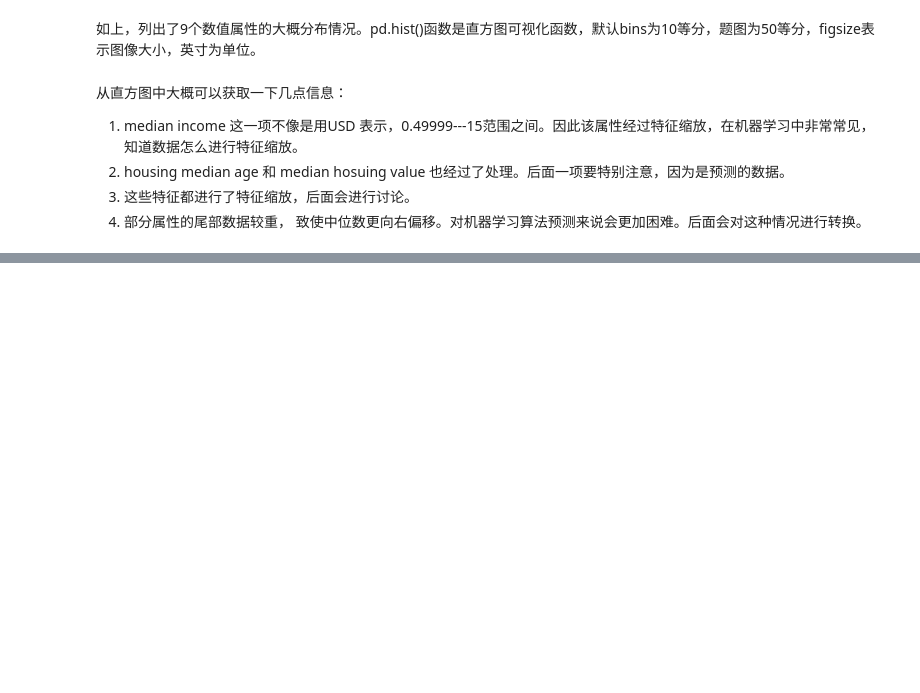
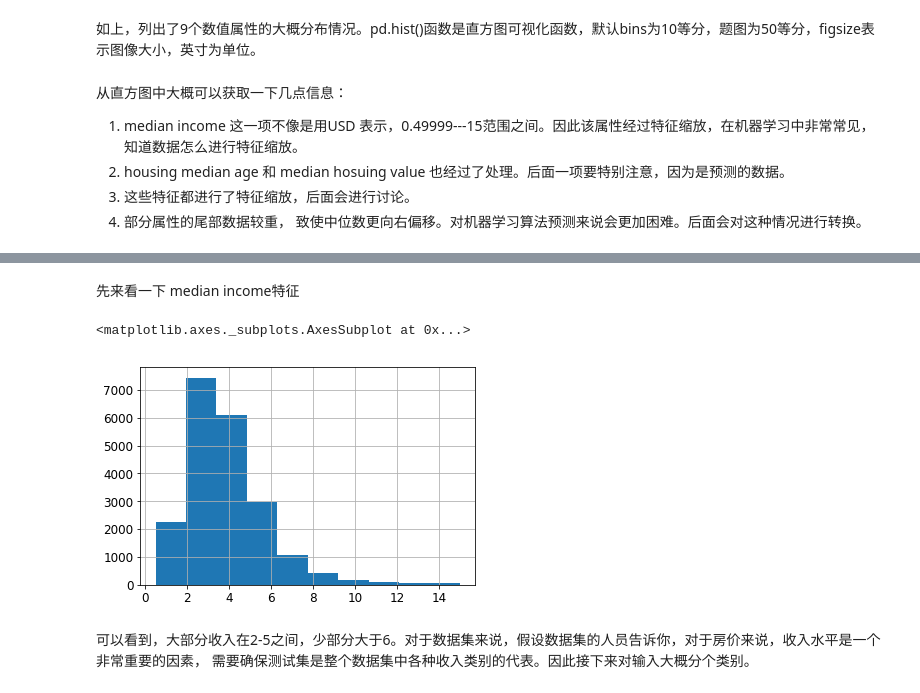
Before and after one commit to yunshuipiao/hands-on-ml-with-sklearn-tf-python3, a Jupyter notebook: 02_blog.ipynb, the cells around one changed output, grey strips where cells are left out. Cells and saved outputs as stored; diff of their text form; code cells hidden in the pictures; blank space fills up the shorter version.

```diff
--- a/02_blog.ipynb
+++ b/02_blog.ipynb
@@ -170,0 +204,10 @@ plt.show()
+# %% [markdown]
+先来看一下 median income特征
+# %%
+housing['median_income'].hist()
+# %% [output]
+<matplotlib.axes._subplots.AxesSubplot at 0x...>
+[figure, added]
+# %% [markdown]
+可以看到，大部分收入在2-5之间，少部分大于6。对于数据集来说，假设数据集的人员告诉你，对于房价来说，收入水平是一个非常重要的因素，
+需要确保测试集是整个数据集中各种收入类别的代表。因此接下来对输入大概分个类别。
```
Also changed, not shown: parts of 18 cells of this notebook.
